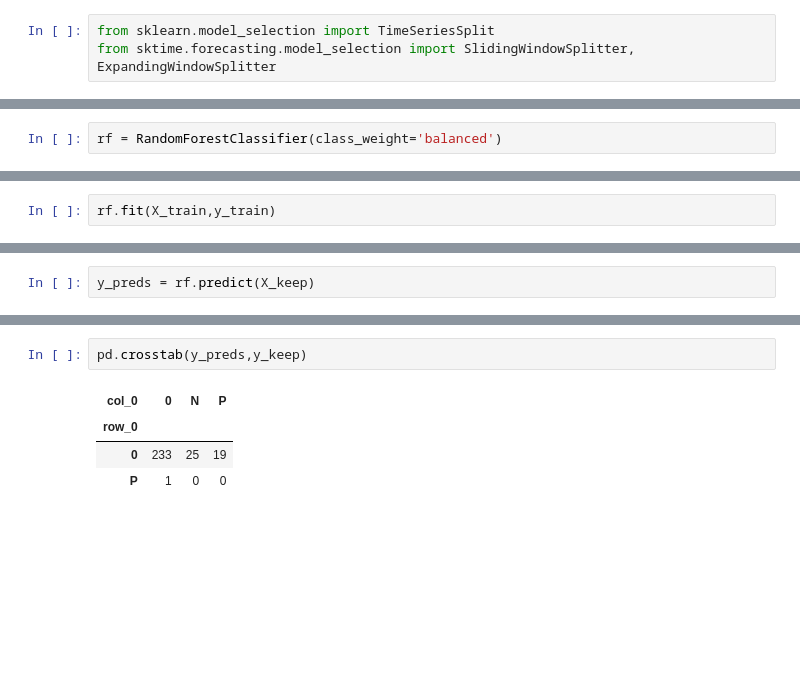
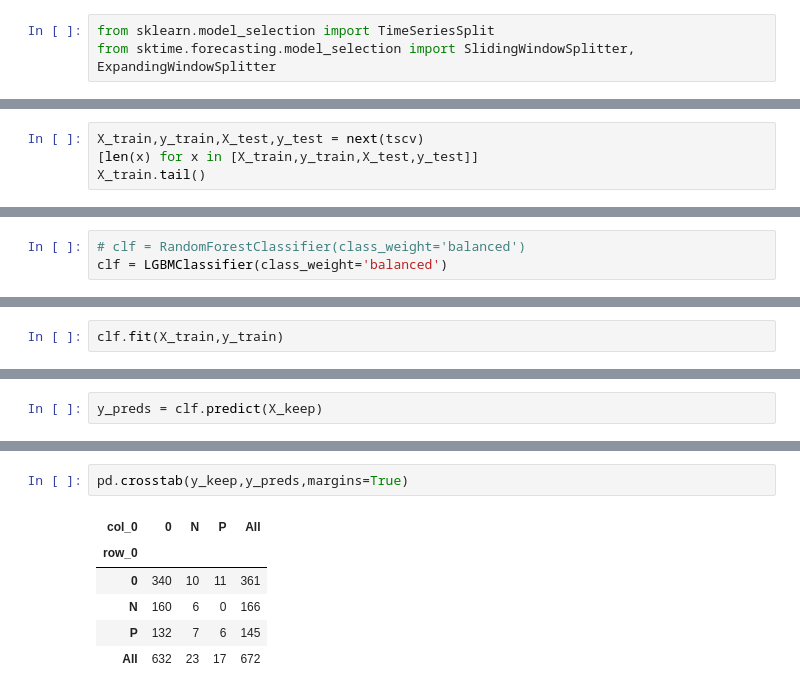
Before and after one commit to Takfes/fun-crypto-app, a Jupyter notebook: notebooks/exploration.ipynb, the cells around one changed output, grey strips where cells are left out. Drawn from its saved outputs; the diff is of its cells as text; blank space fills up the shorter version.

```diff
--- a/notebooks/exploration.ipynb
+++ b/notebooks/exploration.ipynb
@@ -568,0 +673,4 @@ for i, (train_index, test_index) in enumerate(tscv.split(X),start=1):
+# %%
+X_train,y_train,X_test,y_test = next(tscv)
+[len(x) for x in [X_train,y_train,X_test,y_test]]
+X_train.tail()
@@ -617,2 +738,3 @@ from sklearn.ensemble import RandomForestClassifier
 # %%
-rf = RandomForestClassifier(class_weight='balanced')
+# clf = RandomForestClassifier(class_weight='balanced')
+clf = LGBMClassifier(class_weight='balanced')
@@ -619,3 +745,3 @@ rf = RandomForestClassifier(class_weight='balanced')
 # %%
-rf.fit(X_train,y_train)
+clf.fit(X_train,y_train)
 # %% [output]
@@ -623,2 +749,2 @@ RandomForestClassifier(class_weight='balanced')
 # %%
-y_preds = rf.predict(X_keep)
+y_preds = clf.predict(X_keep)
@@ -625,7 +767,9 @@ y_preds = rf.predict(X_keep)
 # %%
-pd.crosstab(y_preds,y_keep)
+pd.crosstab(y_keep,y_preds,margins=True)
 # %% [output]
-| col_0 | 0 | N | P |
-| row_0 |  |  |  |
-| 0 | 233 | 25 | 19 |
-| P | 1 | 0 | 0 |
+| col_0 | 0 | N | P | All |
+| row_0 |  |  |  |  |
+| 0 | 340 | 10 | 11 | 361 |
+| N | 160 | 6 | 0 | 166 |
+| P | 132 | 7 | 6 | 145 |
+| All | 632 | 23 | 17 | 672 |
```
Also changed, not shown: parts of 82 cells of this notebook.
